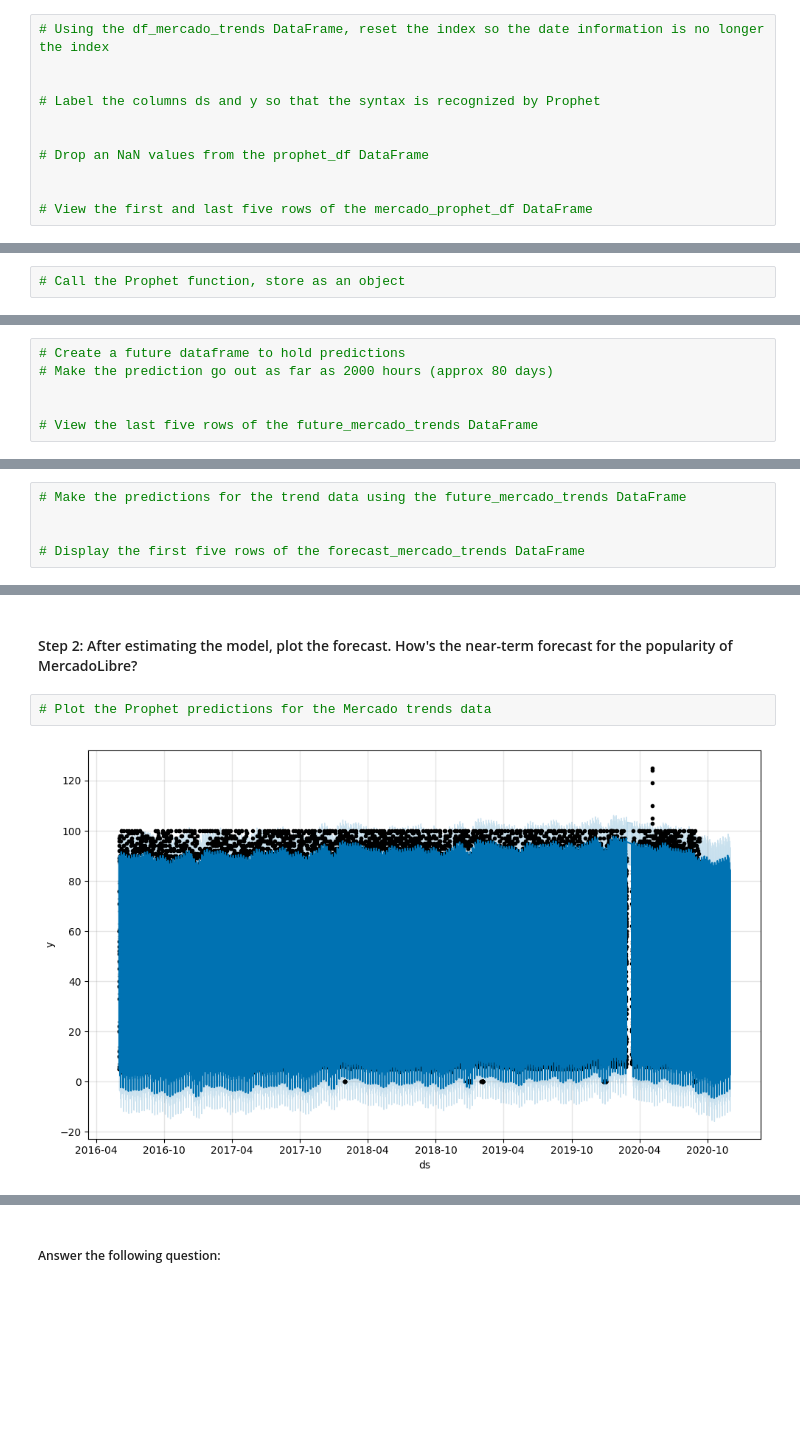
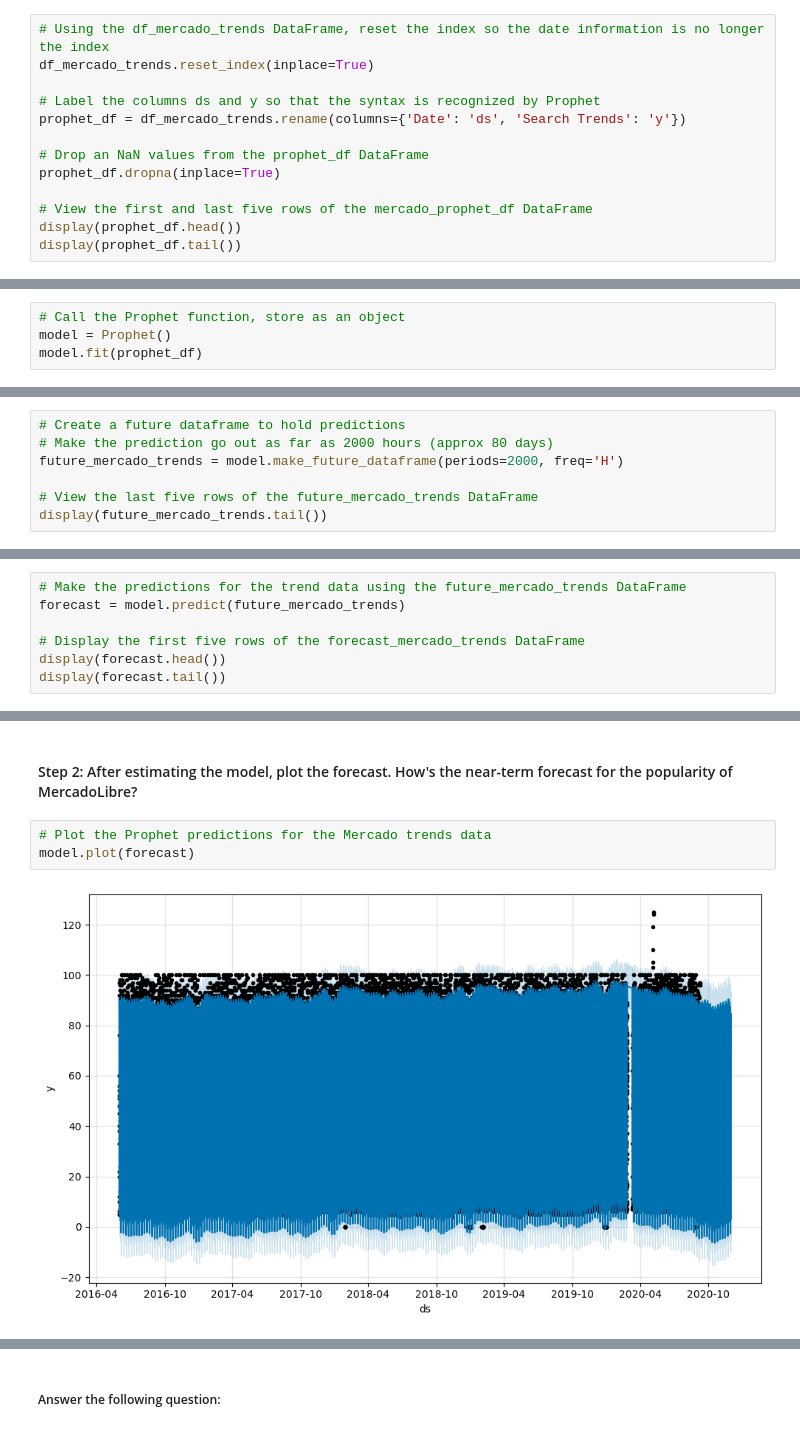
Before and after one commit to afine5/prophet-challenge, a Jupyter notebook: forecasting_net_prophet.ipynb, the cells around one changed output, grey strips where cells are left out. Saved outputs shown, nothing was run; the diff lists cells and outputs as text; blank space fills up the shorter version.

```diff
--- a/forecasting_net_prophet.ipynb
+++ b/forecasting_net_prophet.ipynb
@@ -433,15 +437,17 @@ Now, you need to produce a time series model that analyzes and forecasts pattern
 #### Step 1: Set up the Google search data for a Prophet forecasting model.
 # %%
 # Using the df_mercado_trends DataFrame, reset the index so the date information is no longer the index
-
+df_mercado_trends.reset_index(inplace=True)
 
 # Label the columns ds and y so that the syntax is recognized by Prophet
-
+prophet_df = df_mercado_trends.rename(columns={'Date': 'ds', 'Search Trends': 'y'})
 
 # Drop an NaN values from the prophet_df DataFrame
-
+prophet_df.dropna(inplace=True)
 
 # View the first and last five rows of the mercado_prophet_df DataFrame
+display(prophet_df.head())
+display(prophet_df.tail())
 # %% [output]
 |  | ds | y |
 | 0 | 2016-06-01 00:00:00 | 97 |
@@ -457,4 +463,6 @@ Now, you need to produce a time series model that analyzes and forecasts pattern
 | 37105 | 2020-09-08 00:00:00 | 96 |
 # %%
 # Call the Prophet function, store as an object
+model = Prophet()
+model.fit(prophet_df)
 # %% [output]
@@ -475,9 +472,10 @@ INFO:cmdstanpy:Chain [1] done processing
 # %%
 # Create a future dataframe to hold predictions
 # Make the prediction go out as far as 2000 hours (approx 80 days)
-
+future_mercado_trends = model.make_future_dataframe(periods=2000, freq='H')
 
 # View the last five rows of the future_mercado_trends DataFrame
+display(future_mercado_trends.tail())
 # %% [output]
 |  | ds |
 | 39101 | 2020-11-30 04:00:00 |
@@ -487,8 +485,10 @@ INFO:cmdstanpy:Chain [1] done processing
 | 39105 | 2020-11-30 08:00:00 |
 # %%
 # Make the predictions for the trend data using the future_mercado_trends DataFrame
-
+forecast = model.predict(future_mercado_trends)
 
 # Display the first five rows of the forecast_mercado_trends DataFrame
+display(forecast.head())
+display(forecast.tail())
 # %% [output]
 |  | ds | trend | yhat_lower | yhat_upper | trend_lower | trend_upper | additive_terms | ... |
@@ -502,5 +509,6 @@ INFO:cmdstanpy:Chain [1] done processing
 #### Step 2: After estimating the model, plot the forecast. How's the near-term forecast for the popularity of MercadoLibre?
 # %%
 # Plot the Prophet predictions for the Mercado trends data
+model.plot(forecast)
 # %% [output]
-[figure, old version]
+[figure, new version]
```
Also changed, not shown: parts of 9 cells of this notebook.
